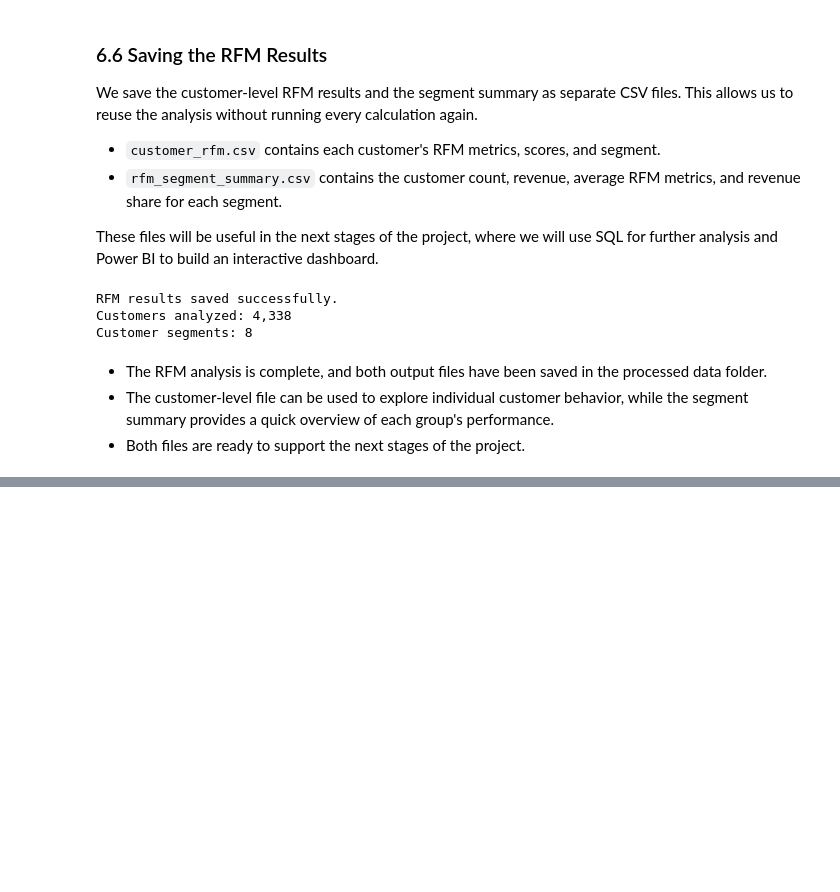
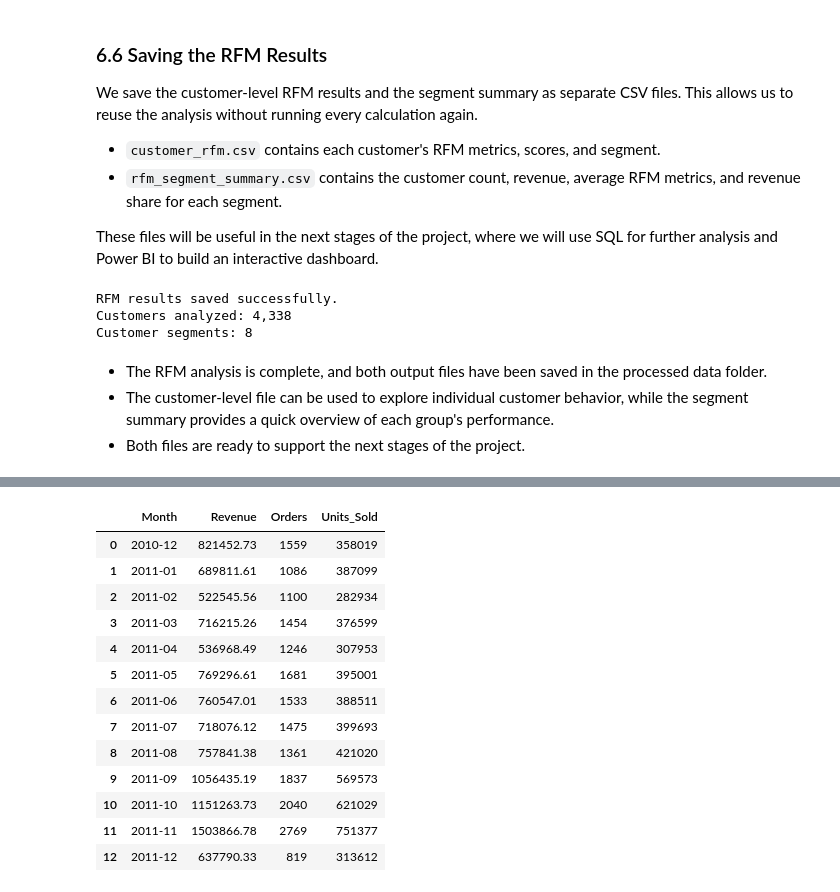
Before and after one commit to sahelsepehri/data-analysis-portfolio, a Jupyter notebook: ecommerce-sales-analysis/notebooks/E-commerce Sales Performance Analysis.ipynb, the cells around one changed output, grey strips where cells are left out. Cells and saved outputs as stored; diff of their text form; code cells hidden in the pictures; blank space fills up the shorter version.

```diff
--- a/ecommerce-sales-analysis/notebooks/E-commerce Sales Performance Analysis.ipynb
+++ b/ecommerce-sales-analysis/notebooks/E-commerce Sales Performance Analysis.ipynb
@@ -1249,0 +1415,32 @@ Customer segments: 8
+# %%
+monthly_sales_sql = pd.read_sql_query(
+    """
+    SELECT
+        strftime('%Y-%m', InvoiceDate) AS Month,
+        ROUND(SUM(Revenue), 2) AS Revenue,
+        COUNT(DISTINCT InvoiceNo) AS Orders,
+        SUM(Quantity) AS Units_Sold
+    FROM sales
+    WHERE InvoiceDate IS NOT NULL
+    GROUP BY strftime('%Y-%m', InvoiceDate)
+    ORDER BY Month
+    """,
+    conn
+)
+
+display(monthly_sales_sql)
+# %% [output]
+|  | Month | Revenue | Orders | Units_Sold |
+| 0 | 2010-12 | 821452.73 | 1559 | 358019 |
+| 1 | 2011-01 | 689811.61 | 1086 | 387099 |
+| 2 | 2011-02 | 522545.56 | 1100 | 282934 |
+| 3 | 2011-03 | 716215.26 | 1454 | 376599 |
+| 4 | 2011-04 | 536968.49 | 1246 | 307953 |
+| 5 | 2011-05 | 769296.61 | 1681 | 395001 |
+| 6 | 2011-06 | 760547.01 | 1533 | 388511 |
+| 7 | 2011-07 | 718076.12 | 1475 | 399693 |
+| 8 | 2011-08 | 757841.38 | 1361 | 421020 |
+| 9 | 2011-09 | 1056435.19 | 1837 | 569573 |
+| 10 | 2011-10 | 1151263.73 | 2040 | 621029 |
+| 11 | 2011-11 | 1503866.78 | 2769 | 751377 |
+| 12 | 2011-12 | 637790.33 | 819 | 313612 |
```
Also changed, not shown: parts of 30 cells of this notebook, 8 other files.
